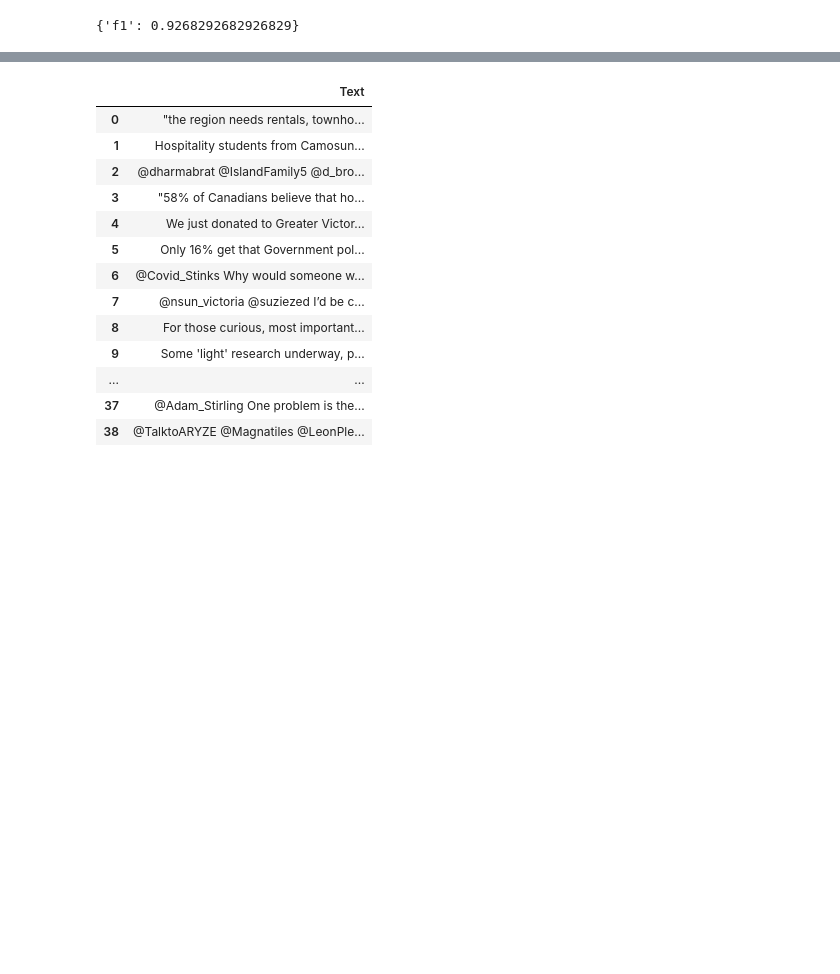
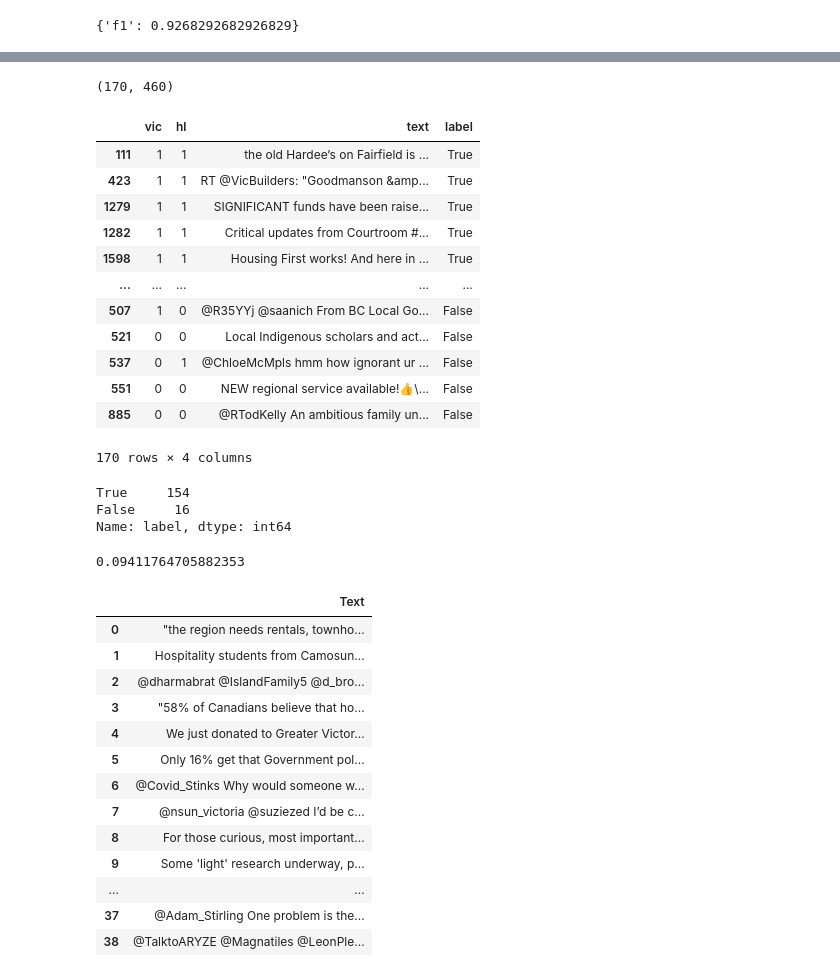
Before and after one commit to Statisticians-Without-Borders-GVCEH/SWB-GVCEH, a Jupyter notebook: models/relevance_model/Relevance_Model_Updated.ipynb, the cells around one changed output, grey strips where cells are left out. Cells and saved outputs as stored; diff of their text form; code cells hidden in the pictures; blank space fills up the shorter version.

Commit message:
Integrating relevancy model

```diff
--- a/models/relevance_model/Relevance_Model_Updated.ipynb
+++ b/models/relevance_model/Relevance_Model_Updated.ipynb
@@ -281,0 +288,3 @@ array(['Gonzales said his number one priority is curbing domestic violence. He a
+# %%
+# Download from Hub and run inference
+model2 = SetFitModel.from_pretrained("gvceh-setfit-rel-model2")
@@ -282,3 +316,40 @@ array(['Gonzales said his number one priority is curbing domestic violence. He a
+# %%
+all_text = df.text
+all_results = model2(list(all_text))
+# %%
+all_results = all_results.numpy()
+# %%
+sum(all_results), len(all_results)
+# %% [output]
+(170, 460)
+# %%
+df_kept = df[all_results == 1] # data to keep
+# %%
+df_kept
+# %% [output]
+|  | vic | hl | text | label |
+| 111 | 1 | 1 | the old Hardee’s on Fairfield is ... | True |
+| 423 | 1 | 1 | RT @VicBuilders: "Goodmanson &amp... | True |
+| 1279 | 1 | 1 | SIGNIFICANT funds have been raise... | True |
+| 1282 | 1 | 1 | Critical updates from Courtroom #... | True |
+| 1598 | 1 | 1 | Housing First works! And here in ... | True |
+| ... | ... | ... | ... | ... |
+| 507 | 1 | 0 | @R35YYj @saanich From BC Local Go... | False |
+| 521 | 0 | 0 | Local Indigenous scholars and act... | False |
+| 537 | 0 | 1 | @ChloeMcMpls hmm how ignorant ur ... | False |
+| 551 | 0 | 0 | NEW regional service available!👍\... | False |
+| 885 | 0 | 0 | @RTodKelly An ambitious family un... | False |
+170 rows × 4 columns
+# %%
+df_kept.label.value_counts()
+# %% [output]
+True     154
+False     16
+Name: label, dtype: int64
+# %%
+16/(154 + 16)
+# %% [output]
+0.09411764705882353
 # %%
 array_filtered = test_x[preds == 1] # data to keep
 df_filtered = pd.DataFrame(array_filtered, columns = ['Text'])
```
Also changed, not shown: parts of 6 cells of this notebook, 3 other files.
